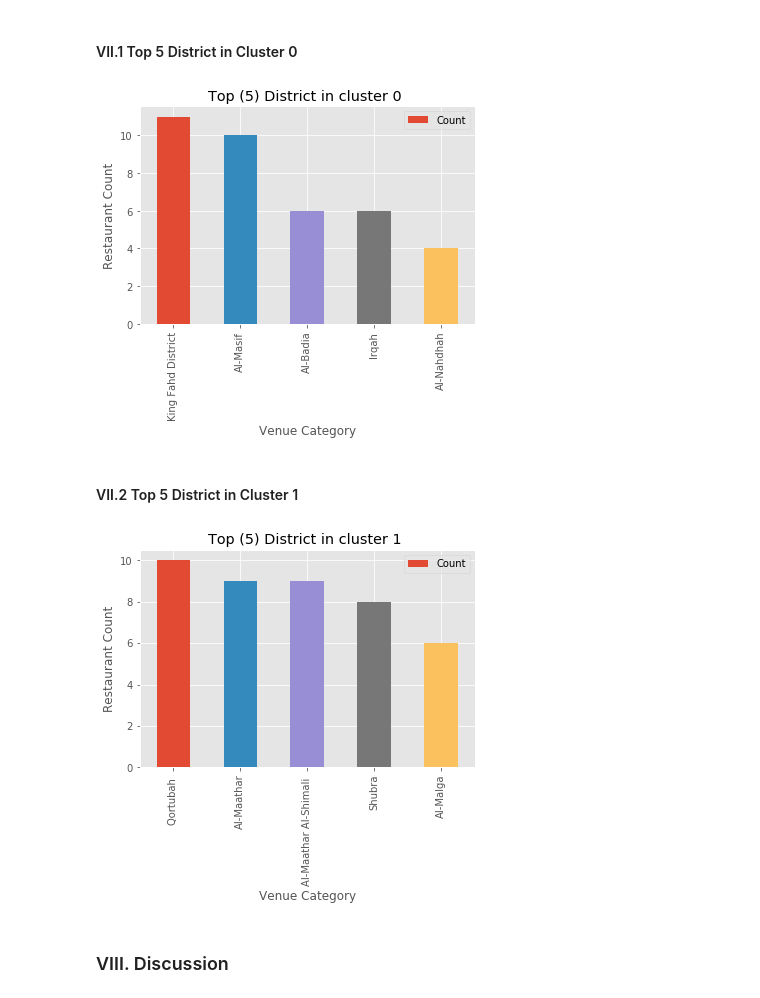
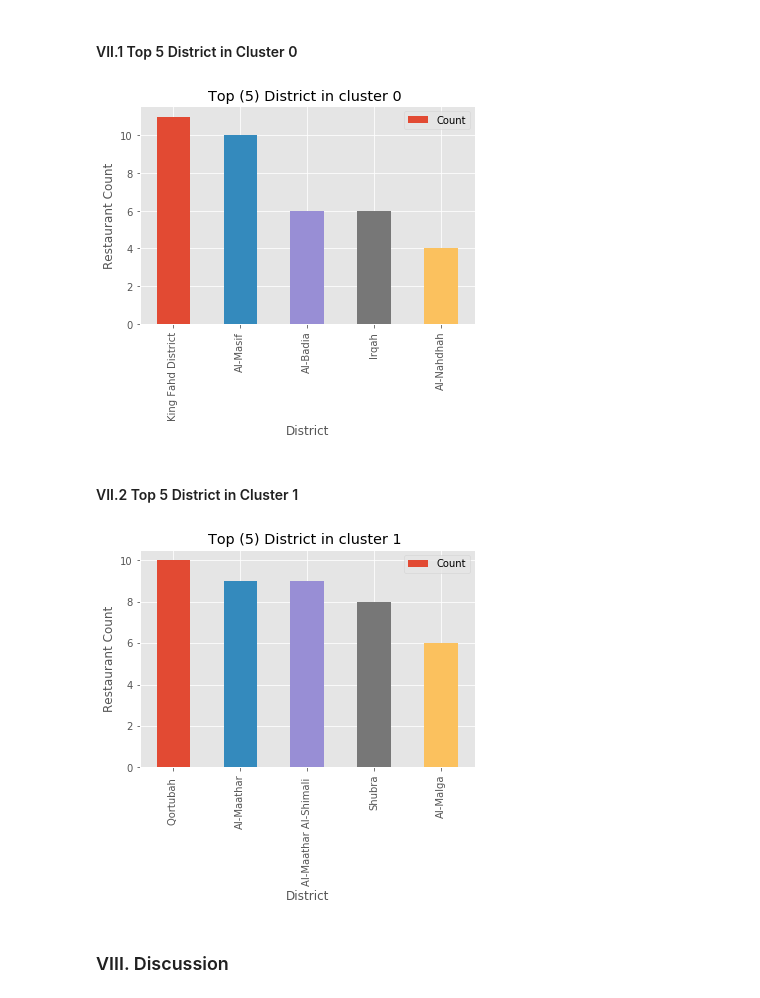
Before and after one commit to hmrizak/hm-ibm-rep, a Jupyter notebook: FinalProjectIBM_F.ipynb, the cells around one changed output. Drawn from its saved outputs; the diff is of its cells as text; code cells hidden in the pictures.

```diff
--- a/Final Project IBM_F.ipynb
+++ b/FinalProjectIBM_F.ipynb
@@ -619,17 +619,17 @@ let's see in each cluster may District most suitable for each category of restau
 # %%
 mask0=rr_merged['Cluster Labels']==0
 df_byLab0=pd.DataFrame({'Count' : rr_merged[mask0].groupby( ["Neighborhood"]).size()}).reset_index()
 
 df_byLab0.sort_values('Count', inplace=True,ascending=False)
 df_byLab0.head(5).plot(kind='bar',x='Neighborhood',y='Count')
 plt.title('Top (5) District in cluster 0 ')
 
-plt.xlabel('Venue Category')
+plt.xlabel('District')
 plt.ylabel('Restaurant Count')
 
 plt.show()
 # %% [output]
-[figure, old version]
+[figure, new version]
 # %% [markdown]
 #### VII.2 Top 5 District in Cluster 1
 # %%
@@ -641,12 +641,12 @@ df_byLab1.sort_values('Count', inplace=True,ascending=False)
 df_byLab1.head(5).plot(kind='bar',x='Neighborhood',y='Count')
 plt.title('Top (5) District in cluster 1 ')
 
-plt.xlabel('Venue Category')
+plt.xlabel('District')
 plt.ylabel('Restaurant Count')
 
 plt.show()
 # %% [output]
-[figure, old version]
+[figure, new version]
 # %% [markdown]
 ### VIII. Discussion
 # %% [markdown]
```
Also changed, not shown: parts of 2 cells of this notebook, 1 other file.
